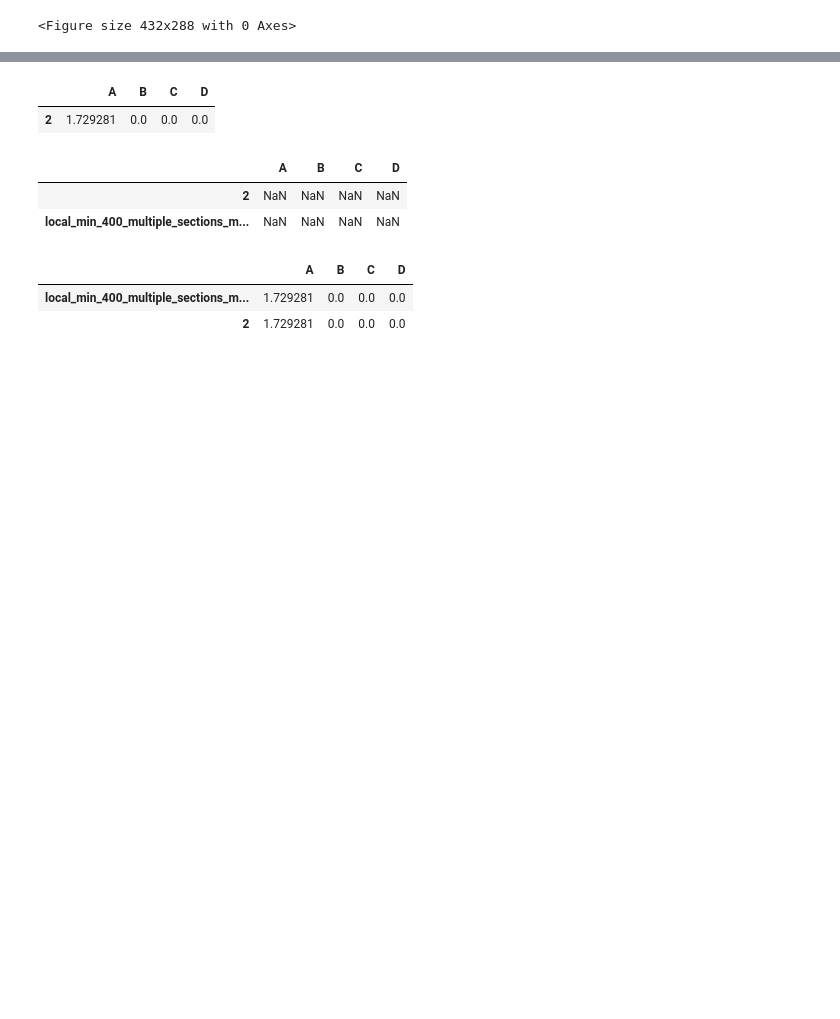
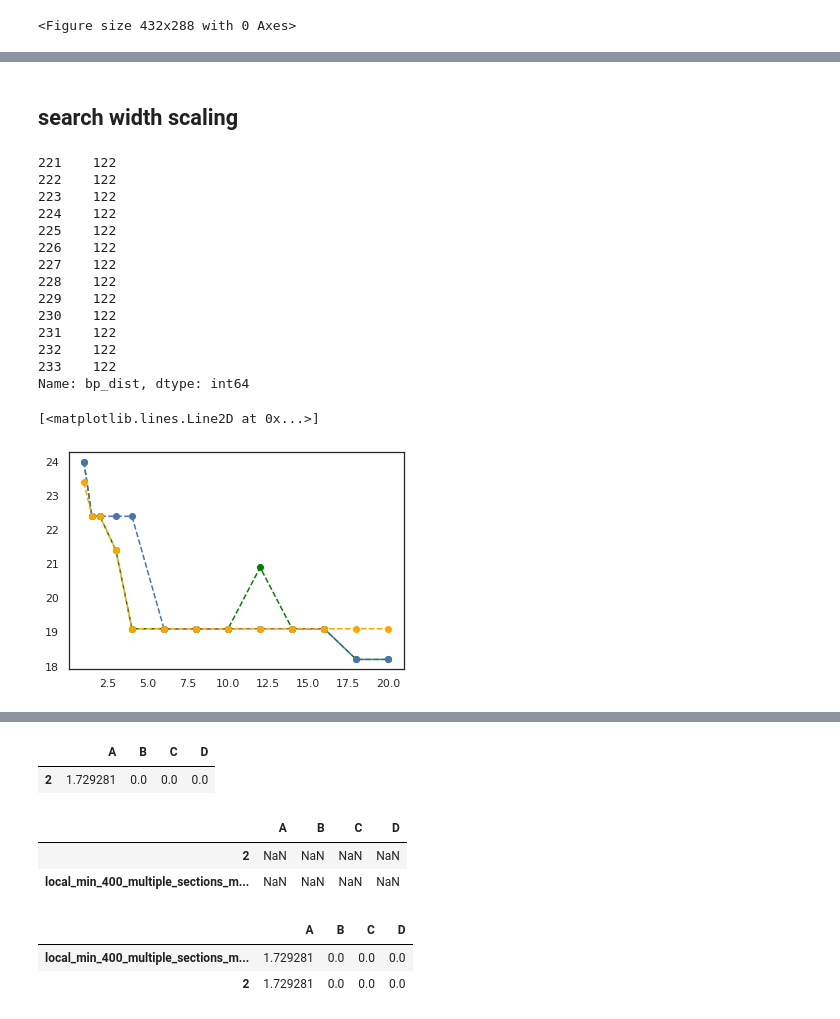
Before and after one commit to maxf-at/findpath_cpp, a Jupyter notebook: benchmarks.ipynb, the cells around one changed output, grey strips where cells are left out. Drawn from its saved outputs; the diff is of its cells as text; code cells hidden in the pictures; blank space fills up the shorter version.

```diff
--- a/benchmarks.ipynb
+++ b/benchmarks.ipynb
@@ -342,0 +376,42 @@ plot_clustered_stacked([df1, df2, df3],["Regular Findpath", "New Findpath Protot
+# %% [markdown]
+## search width scaling
+# %%
+prefix = r"./results/"
+
+filename = r"sw_scaling_local_min_300_multiple_sections_min10.csv"
+
+df = pd.read_csv(prefix+filename)
+# df = pd.DataFrame()
+
+df
+markers = {"Lunch": "s", "Dinner": "X"}
+
+#23
+
+
+df = df[df["i"]==17]
+# sns.scatterplot(data=df, x="search_width_multiplier", y="py_results", markers="X")
+# sns.scatterplot(data=df, x="search_width_multiplier", y="new_merge_results")
+print (df["bp_dist"])
+
+plt.plot(df["search_width_multiplier"], df["mp_results"], linestyle='--', marker='o', color='green')
+plt.plot(df["search_width_multiplier"], df["py_results"], linestyle='--', marker='o', color='b')
+plt.plot(df["search_width_multiplier"], df["new_merge_results"], linestyle='--', marker='o', color='orange')
+# plt.plot(df["search_width_multiplier"], df["old_merge_results"], linestyle='--', marker='o', color='red')
+# %% [output]
+221    122
+222    122
+223    122
+224    122
+225    122
+226    122
+227    122
+228    122
+229    122
+230    122
+231    122
+232    122
+233    122
+Name: bp_dist, dtype: int64
+[<matplotlib.lines.Line2D at 0x...>]
+[figure, added]
```
Also changed, not shown: parts of 11 cells of this notebook, 28 other files.
